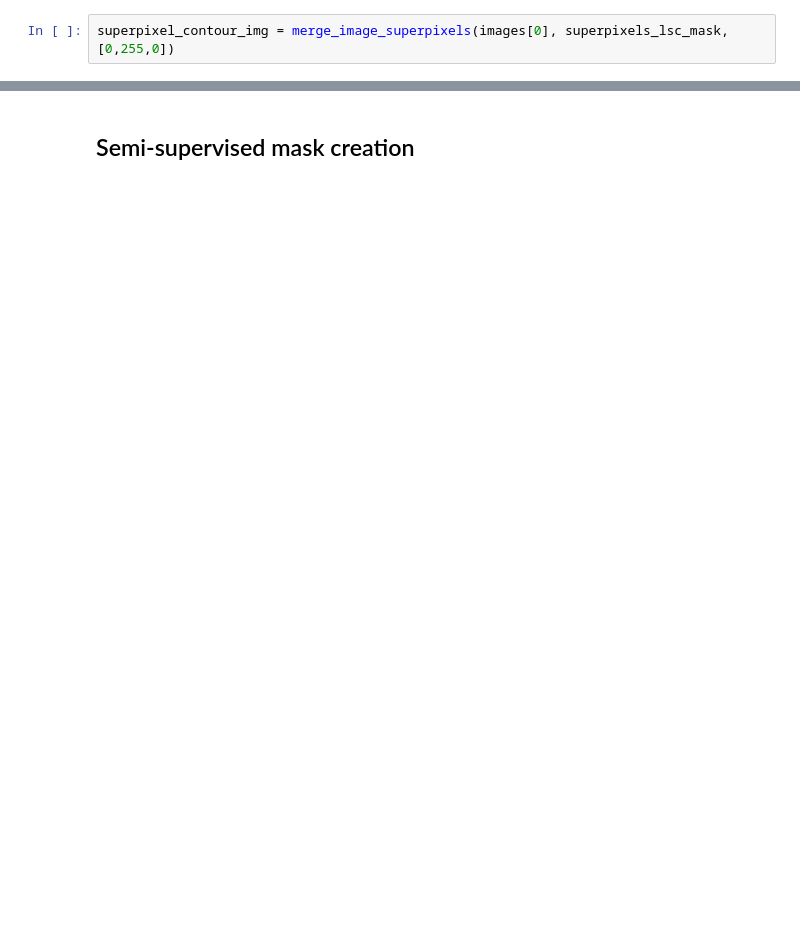
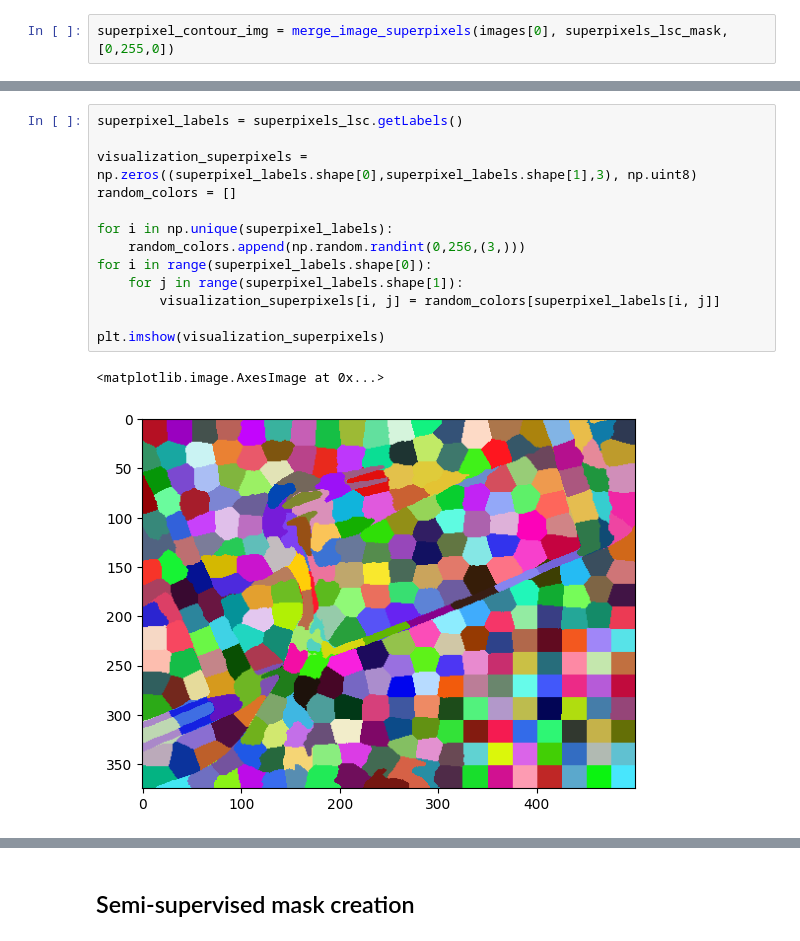
Before and after one commit to vktr274/cv-binary-segmentation, a Jupyter notebook: task2.ipynb, the cells around one changed output, grey strips where cells are left out. Drawn from its saved outputs; the diff is of its cells as text; blank space fills up the shorter version.

```diff
--- a/task2.ipynb
+++ b/task2.ipynb
@@ -96,0 +97,16 @@ plt.imshow(superpixel_contour_img[:,:,::-1])
+# %%
+superpixel_labels = superpixels_lsc.getLabels()
+
+visualization_superpixels = np.zeros((superpixel_labels.shape[0],superpixel_labels.shape[1],3), np.uint8)
+random_colors = []
+
+for i in np.unique(superpixel_labels):
+    random_colors.append(np.random.randint(0,256,(3,)))
+for i in range(superpixel_labels.shape[0]):
+    for j in range(superpixel_labels.shape[1]):
+        visualization_superpixels[i, j] = random_colors[superpixel_labels[i, j]]
+
+plt.imshow(visualization_superpixels)
+# %% [output]
+<matplotlib.image.AxesImage at 0x...>
+[figure, added]
```
Also changed, not shown: parts of 10 cells of this notebook.
